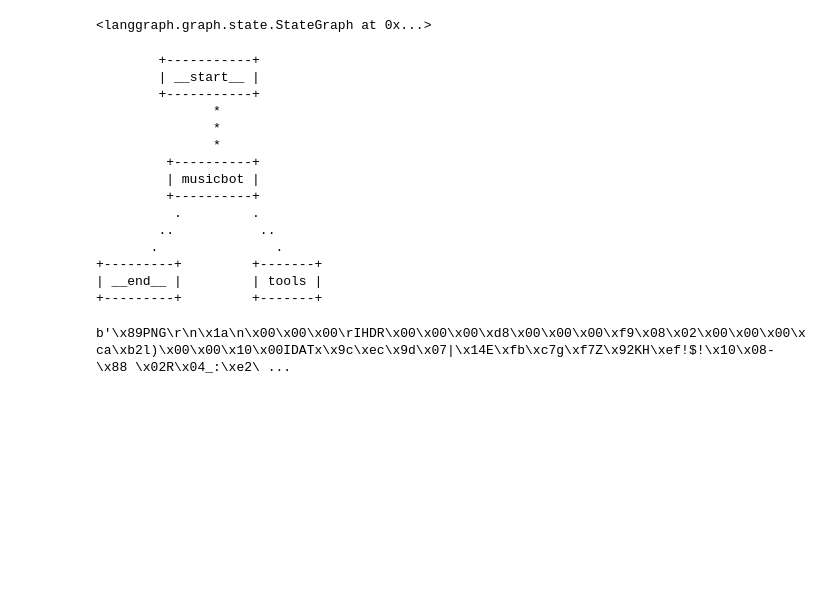
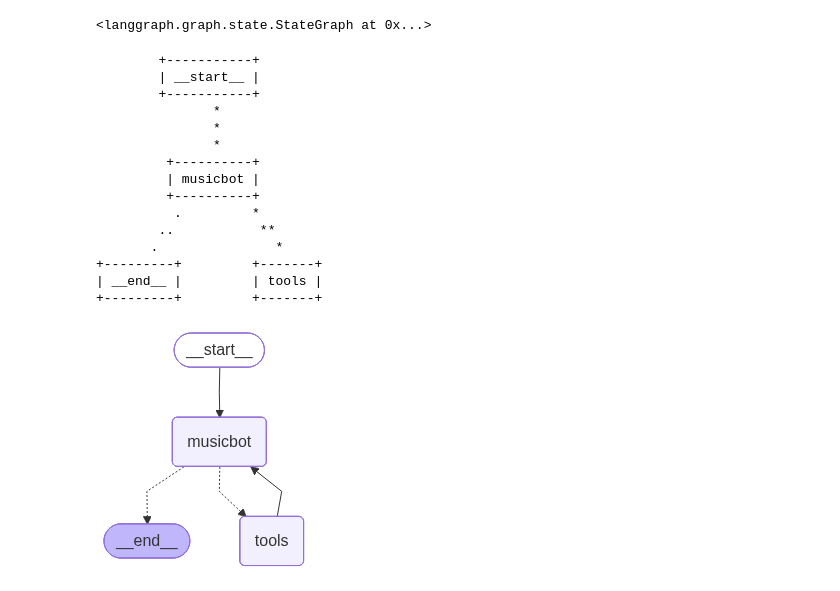
Before and after one commit to kikaDev404/Youtube-Music-With-AI-Agents, a Jupyter notebook: song_llm.ipynb, the cells around one changed output. Cells and saved outputs as stored; diff of their text form; code cells hidden in the pictures; blank space fills up the shorter version.

```diff
--- a/song_llm.ipynb
+++ b/song_llm.ipynb
@@ -23,3 +23,6 @@ yt_music = yt()
 yt_oath_user = yt_oath()
 # %% [output]
 <ytmusicapi.ytmusic.YTMusic object at 0x...>
+# %%
+tools = yt_oath_user.get_yt_tools()
+print(tools)
@@ -97,7 +102,7 @@ print(result)
     }
 ]
 # %%
-llm_with_tools = llm.bind_tools([search_tool,get_library, add_to_playlist])
+llm_with_tools = llm.bind_tools(tools)
 # %%
 class State(TypedDict):
     messages : Annotated[List[Any], add_messages]
@@ -112,7 +117,7 @@ def music_search(state : State):
 graph_builder = StateGraph(State)
 # %%
 graph_builder.add_node("musicbot" , music_search)
-graph_builder.add_node("tools" , ToolNode([search_tool,get_library, add_to_playlist]))
+graph_builder.add_node("tools" , ToolNode(tools=tools))
 # %% [output]
 <langgraph.graph.state.StateGraph at 0x...>
 # %%
@@ -136,17 +141,17 @@ graph.get_graph().print_ascii()
          +----------+
          | musicbot |
          +----------+
-          .         .
-        ..           ..
-       .               .
+          .         *
+        ..           **
+       .               *
 +---------+         +-------+
 | __end__ |         | tools |
 +---------+         +-------+
 # %%
 # sometimes this code will not work. this is an error with mermaid itself
-display(graph.get_graph().draw_mermaid_png())
+display(Image(graph.get_graph().draw_mermaid_png()))
 # %% [output]
-b'\x89PNG\r\n\x1a\n\x00\x00\x00\rIHDR\x00\x00\x00\xd8\x00\x00\x00\xf9\x08\x02\x00\x00\x00\xca\xb2l)\x00\x00\x10\x00IDATx\x9c\xec\x9d\x07|\x14E\xfb\xc7g\xf7Z\x92KH\xef!$!\x10\x08- \x88 \x02R\x04_:\xe2\ ...
+[figure, added]
 # %%
 def process_ai_response(response):
     if "<think>" in response and "</think>" in response:
```
Also changed, not shown: parts of 8 cells of this notebook, 1 other file.
